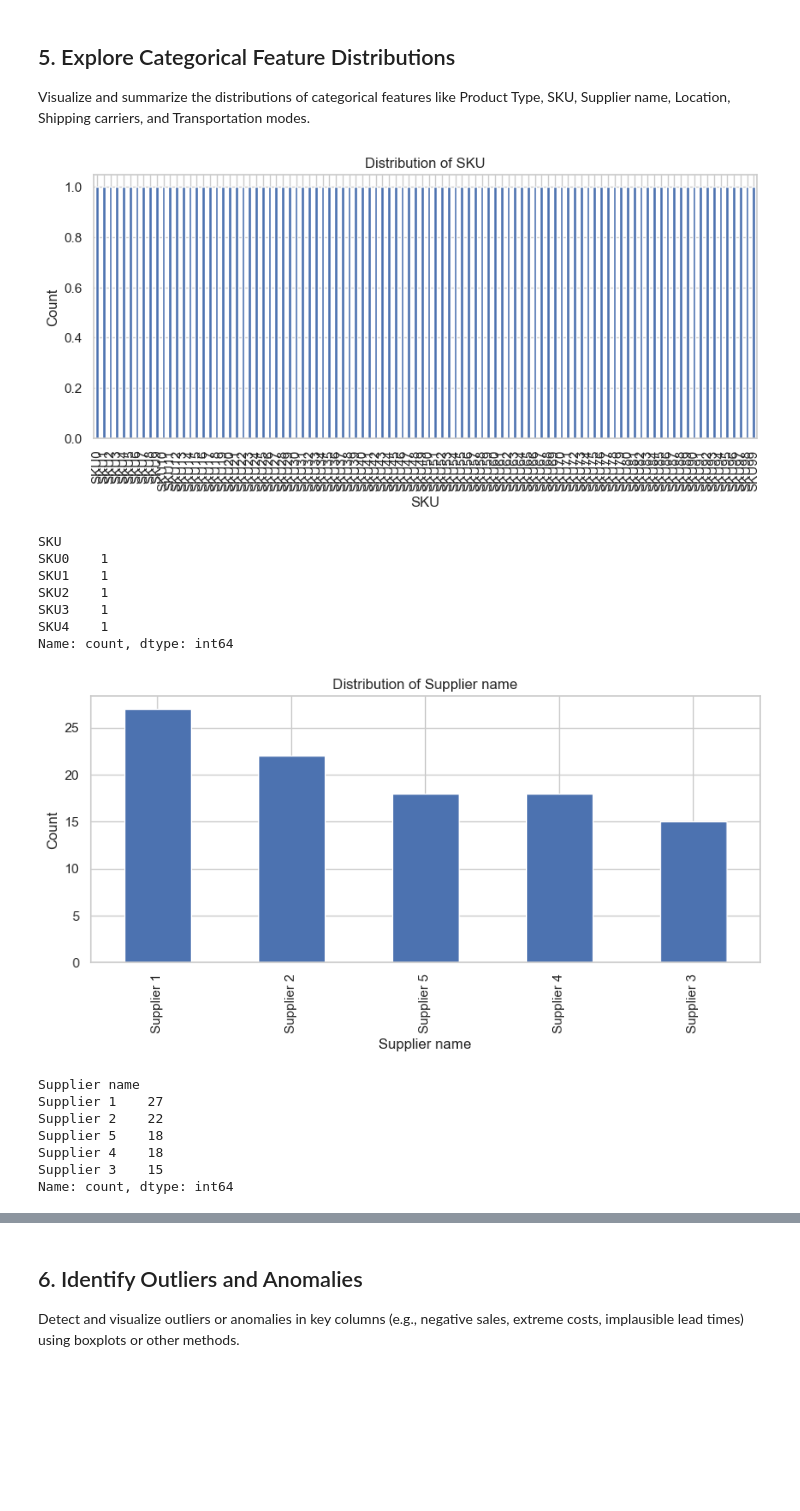
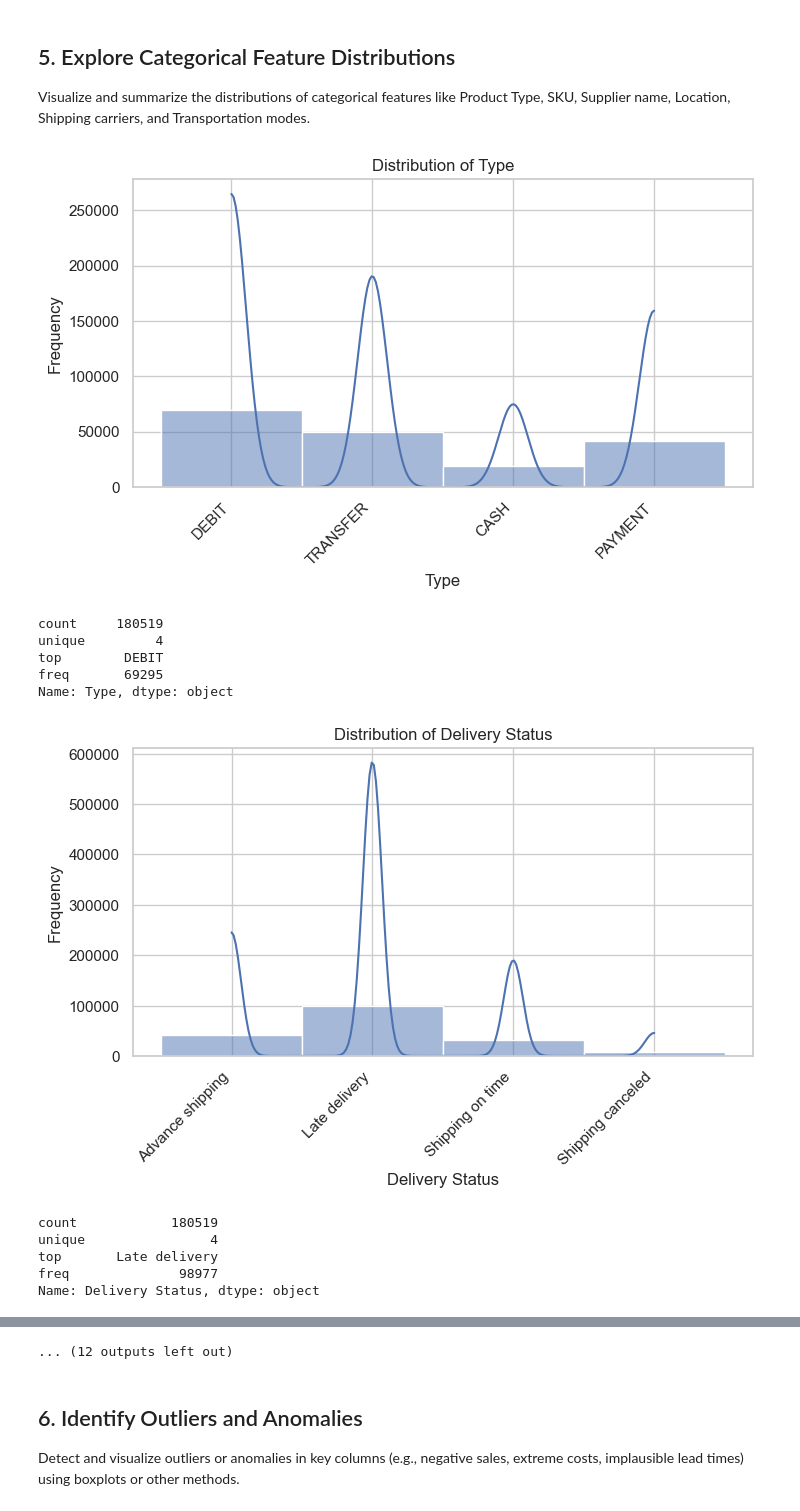
Before and after one commit to MarcHumet/supply_chain_DS, a Jupyter notebook: dataco_supply_chain/data/raw/DataCo_Supply_Chain_dataset_EDA.ipynb, the cells around one changed output, grey strips where cells are left out. Drawn from its saved outputs; the diff is of its cells as text; code cells hidden in the pictures; blank space fills up the shorter version.

```diff
--- a/dataco_supply_chain/data/raw/DataCo_Supply_Chain_dataset_EDA.ipynb
+++ b/dataco_supply_chain/data/raw/DataCo_Supply_Chain_dataset_EDA.ipynb
@@ -259,15 +356,14 @@ dtype: int64
 Visualize and describe distributions for numerical features such as Price, Number of products sold, Revenue, Stock levels, Lead times, and Costs.
 # %%
 # 4. Analyze Numerical Feature Distributions
-numerical_cols = ['Price', 'Number of products sold', 'Revenue generated', 'Stock levels', 'Lead times', 'Order quantities', 'Shipping times', 'Shipping costs', 'Production volumes', 'Manufacturing lead time', 'Manufacturing costs', 'Defect rates', 'Costs']
-
+numerical_cols = [x for x in df_cleaned.columns if df_cleaned[x].dtype in ['int64', 'float64']]
 for col in numerical_cols:
-    if col in df.columns:
+    if col in df_cleaned.columns and df_cleaned[col].nunique() > 1:
         plt.figure(figsize=(8, 4))
-        sns.histplot(df[col].dropna(), kde=True)
+        sns.histplot(df_cleaned[col].dropna(), kde=True)
         plt.title(f'Distribution of {col}')
         plt.xlabel(col)
         plt.ylabel('Frequency')
         plt.show()
-        print(df[col].describe())
+        print(df_cleaned[col].describe())
 # %% [output]
@@ -336,32 +432,27 @@ Name: Order quantities, dtype: float64
 ## 5. Explore Categorical Feature Distributions
 Visualize and summarize the distributions of categorical features like Product Type, SKU, Supplier name, Location, Shipping carriers, and Transportation modes.
 # %%
-# 5. Explore Categorical Feature Distributions
-categorical_cols = ['Product Type', 'SKU', 'Supplier name', 'Location', 'Shipping carriers', 'Transportation modes']
-
+categorical_cols = [x for x in df_cleaned.columns if df_cleaned[x].dtype in ['str']]
 for col in categorical_cols:
-    if col in df.columns:
-        plt.figure(figsize=(10, 4))
-        df[col].value_counts().plot(kind='bar')
+    if col in df_cleaned.columns and df_cleaned[col].nunique() < 30:
+        plt.figure(figsize=(8, 4))
+        sns.histplot(df_cleaned[col].dropna(), kde=True)
         plt.title(f'Distribution of {col}')
         plt.xlabel(col)
-        plt.ylabel('Count')
+        plt.xticks(rotation=45, ha='right')
+        plt.ylabel('Frequency')
         plt.show()
-        print(df[col].value_counts().head())
+        print(df_cleaned[col].describe())
 # %% [output]
-[figure, old version]
+[figure, new version]
-SKU
-SKU0    1
-SKU1    1
-SKU2    1
-SKU3    1
-SKU4    1
-Name: count, dtype: int64
+count     180519
+unique         4
+top        DEBIT
+freq       69295
+Name: Type, dtype: object
-[figure, old version]
+[figure, new version]
-Supplier name
-Supplier 1    27
-Supplier 2    22
-Supplier 5    18
-Supplier 4    18
-Supplier 3    15
-Name: count, dtype: int64
+count            180519
+unique                4
+top       Late delivery
+freq              98977
+Name: Delivery Status, dtype: object
@@ -389,3 +483,4 @@ Name: count, dtype: int64
+... (12 outputs left out)
 # %% [markdown]
 ## 6. Identify Outliers and Anomalies
 Detect and visualize outliers or anomalies in key columns (e.g., negative sales, extreme costs, implausible lead times) using boxplots or other methods.
```
Also changed, not shown: parts of 30 cells of this notebook, 2 other files.
